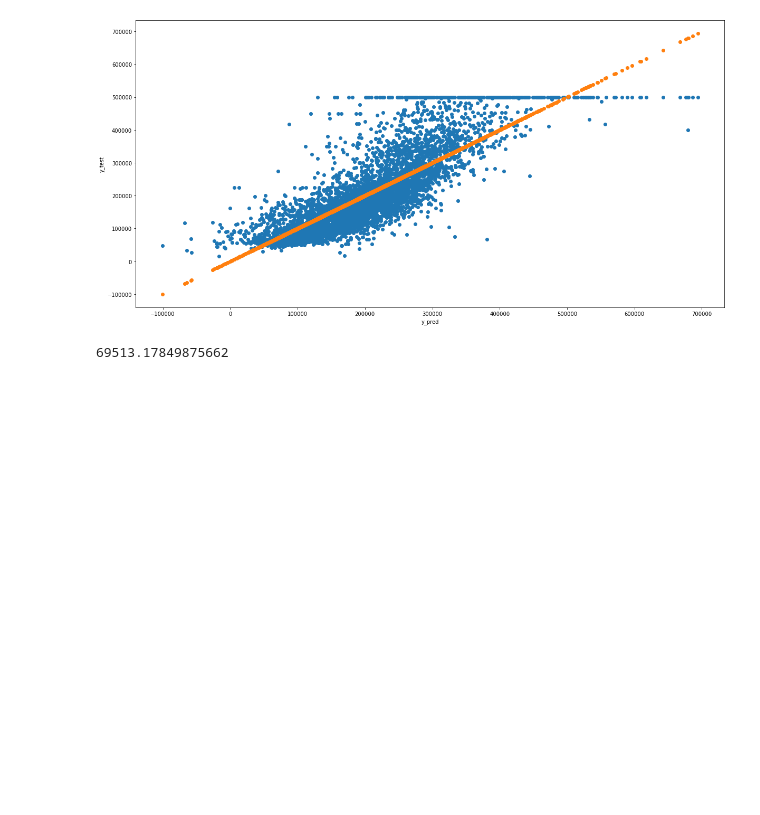
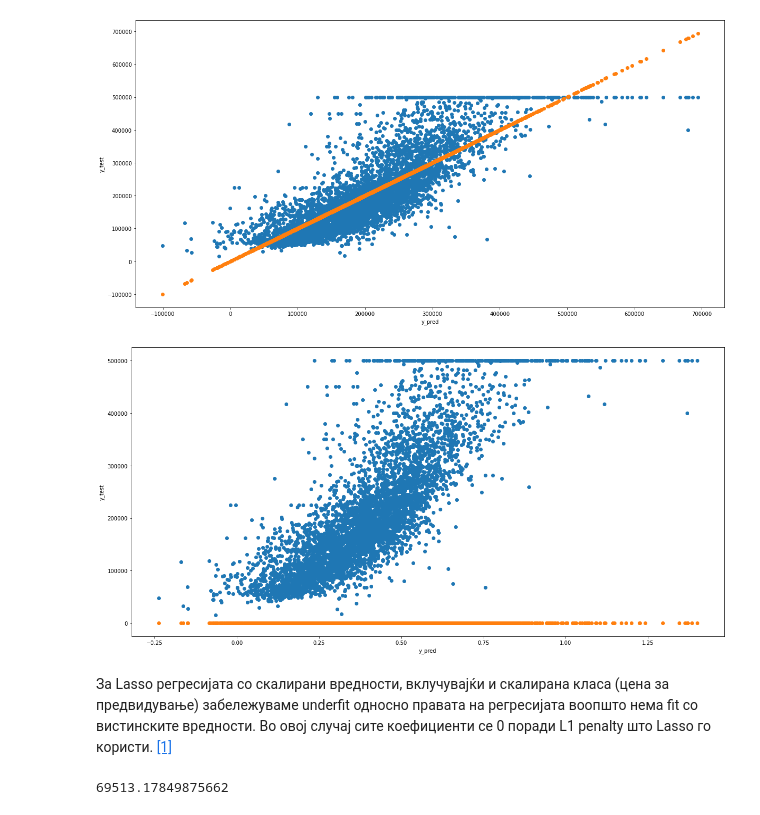
Before and after one commit to kmartin62/ml-repo, a Jupyter notebook: ML Labs/161159_Lab2.ipynb, the cells around one changed output. Drawn from its saved outputs; the diff is of its cells as text; code cells hidden in the pictures; blank space fills up the shorter version.

```diff
--- a/ML Labs/161159_Lab2.ipynb
+++ b/ML Labs/161159_Lab2.ipynb
@@ -286,6 +286,17 @@ plt.ylabel('y_test')
 plt.show()
 # %% [output]
 [figure]
+# %%
+plt.figure(figsize=(20,10))
+plt.scatter(y1_pred, y_test)
+plt.scatter(y1_pred,y1_pred)
+plt.xlabel('y_pred')
+plt.ylabel('y_test')
+plt.show()
+# %% [output]
+[figure, added]
+# %% [markdown]
+За Lasso регресијата со скалирани вредности, вклучувајќи и скалирана класа (цена за предвидување) забележуваме underfit односно правата на регресијата воопшто нема fit со вистинските вредности. Во овој случај сите коефициенти се 0 поради L1 penalty што Lasso го користи. [[1]](https://www.statisticshowto.com/regularization/#:~:text=L1%20regularization%20adds%20an%20L1,can%20become%20zero%20and%20eliminated.)
 # %%
 round(mean_square_error(y_test, y_pred))**0.5
 # %% [output]
```
Also changed, not shown: parts of 1 cell of this notebook.
